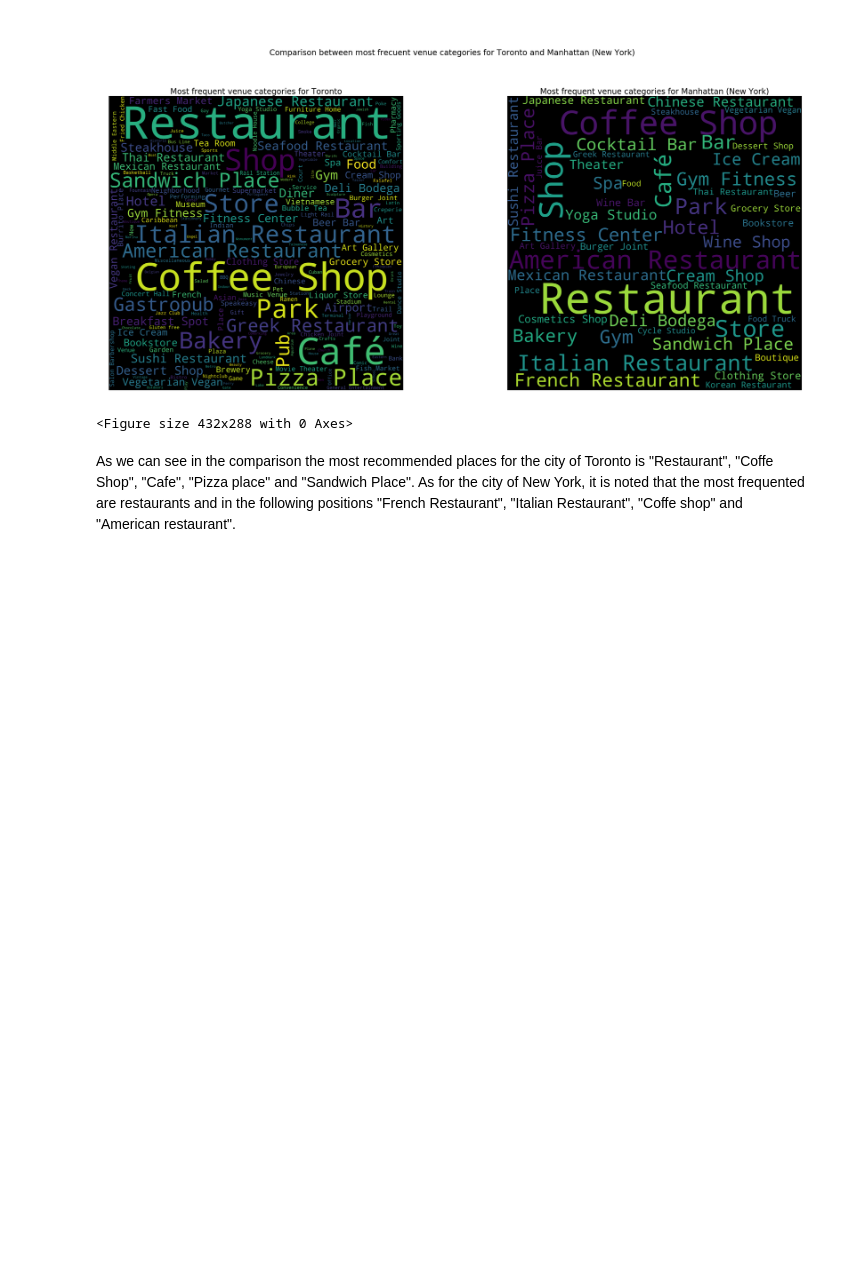
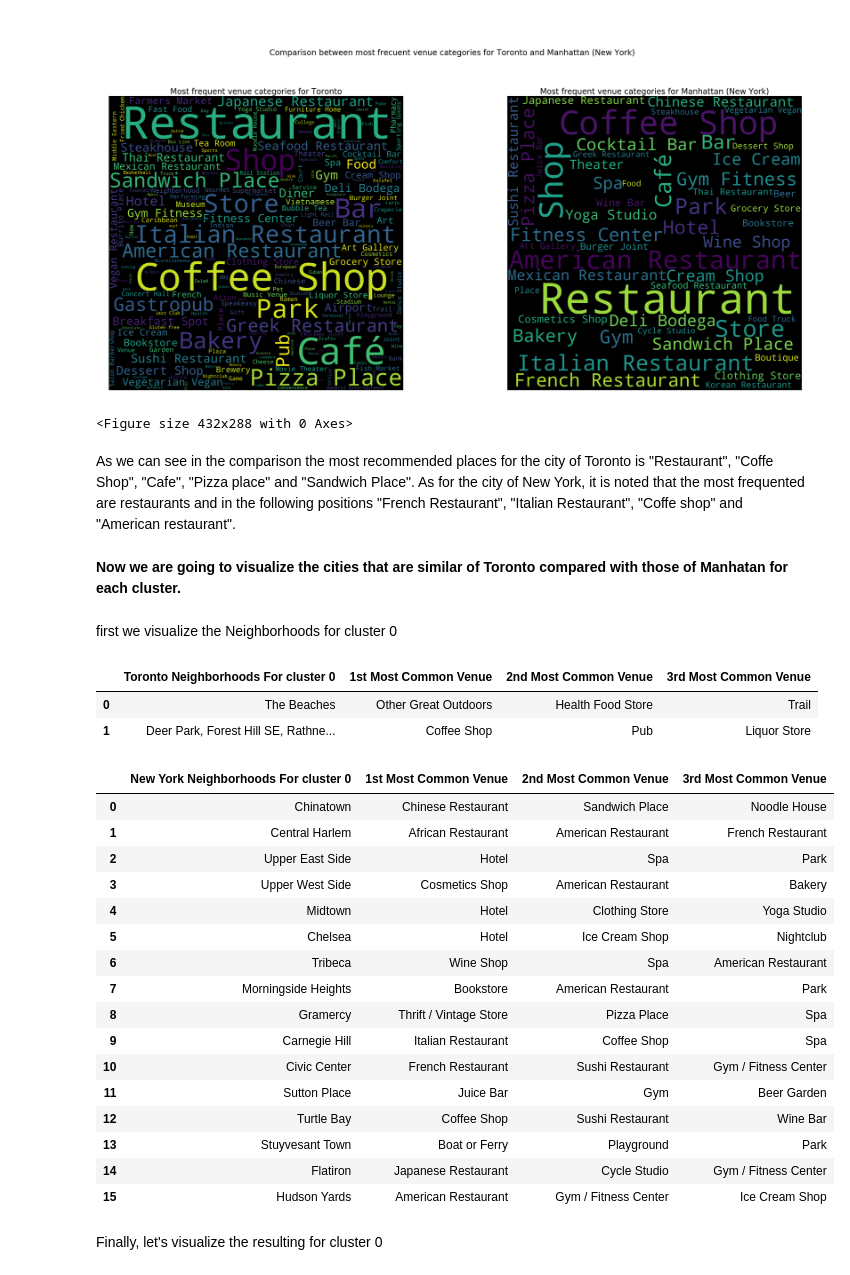
Before and after one commit to yeinel/The-Battle-of-Neighborhoods, a Jupyter notebook: The-Battle-of-Neighborhoods-week2.ipynb, the cells around one changed output. Drawn from its saved outputs; the diff is of its cells as text; code cells hidden in the pictures; blank space fills up the shorter version.

Commit message:
Published from Watson Studio.

```diff
--- a/The-Battle-of-Neighborhoods-week2.ipynb
+++ b/The-Battle-of-Neighborhoods-week2.ipynb
@@ -87,7 +87,7 @@ def display_side_by_side(*args):
     html_str=''
     for df in args:
         html_str+=df.to_html()
-    display_html(html_str.replace('table','table style="display:inline"'),raw=True)
+    display_html(html_str.replace('table','table style="display:inline;margin-left:50px"'),raw=True)
 
 def return_most_common_venues(row, num_top_venues):
     row_categories = row.iloc[1:]
@@ -919,3 +919,45 @@ print("")
 <Figure size 432x288 with 0 Axes>
 # %% [markdown]
 As we can see in the comparison the most recommended places for the city of Toronto is "Restaurant", "Coffe Shop", "Cafe", "Pizza place" and "Sandwich Place". As for the city of New York, it is noted that the most frequented are restaurants and in the following positions "French Restaurant", "Italian Restaurant", "Coffe shop" and "American restaurant".
+# %% [markdown]
+**Now we are going to visualize the cities that are similar of Toronto compared with those of Manhatan for each cluster.**
+# %% [markdown]
+first we visualize the Neighborhoods for cluster 0
+# %%
+#first we visualize the Neighborhoods for cluster 0
+
+#for Toronto
+toronto_merged_cluster_0 = toronto_merged[toronto_merged["Cluster Labels"] == 0].reset_index()
+toronto_merged_cluster_0 = toronto_merged_cluster_0[pd.notnull(toronto_merged_cluster_0['Cluster Labels'])]
+toronto_merged_cluster_0_temp = pd.DataFrame(toronto_merged_cluster_0[["Neighborhood","1st Most Common Venue","2nd Most Common Venue","3rd Most Common Venue"]])
+toronto_merged_cluster_0_temp.rename(columns={"Neighborhood": "Toronto Neighborhoods For cluster 0"},inplace=True)
+#for manhattan
+manhattan_merged_cluster_0 = manhattan_merged[manhattan_merged["Cluster Labels"] == 0].reset_index()
+manhattan_merged_cluster_0 = manhattan_merged_cluster_0[pd.notnull(manhattan_merged_cluster_0['Cluster Labels'])]
+manhattan_merged_cluster_0_temp = pd.DataFrame(manhattan_merged_cluster_0[["Neighborhood","1st Most Common Venue","2nd Most Common Venue","3rd Most Common Venue"]])
+manhattan_merged_cluster_0_temp.rename(columns={"Neighborhood": "New York Neighborhoods For cluster 0"},inplace=True)
+
+display_side_by_side(toronto_merged_cluster_0_temp,manhattan_merged_cluster_0_temp)
+# %% [output]
+|  | Toronto Neighborhoods For cluster 0 | 1st Most Common Venue | 2nd Most Common Venue | 3rd Most Common Venue |
+| 0 | The Beaches | Other Great Outdoors | Health Food Store | Trail |
+| 1 | Deer Park, Forest Hill SE, Rathne... | Coffee Shop | Pub | Liquor Store |
+|  | New York Neighborhoods For cluster 0 | 1st Most Common Venue | 2nd Most Common Venue | 3rd Most Common Venue |
+| 0 | Chinatown | Chinese Restaurant | Sandwich Place | Noodle House |
+| 1 | Central Harlem | African Restaurant | American Restaurant | French Restaurant |
+| 2 | Upper East Side | Hotel | Spa | Park |
+| 3 | Upper West Side | Cosmetics Shop | American Restaurant | Bakery |
+| 4 | Midtown | Hotel | Clothing Store | Yoga Studio |
+| 5 | Chelsea | Hotel | Ice Cream Shop | Nightclub |
+| 6 | Tribeca | Wine Shop | Spa | American Restaurant |
+| 7 | Morningside Heights | Bookstore | American Restaurant | Park |
+| 8 | Gramercy | Thrift / Vintage Store | Pizza Place | Spa |
+| 9 | Carnegie Hill | Italian Restaurant | Coffee Shop | Spa |
+| 10 | Civic Center | French Restaurant | Sushi Restaurant | Gym / Fitness Center |
+| 11 | Sutton Place | Juice Bar | Gym | Beer Garden |
+| 12 | Turtle Bay | Coffee Shop | Sushi Restaurant | Wine Bar |
+| 13 | Stuyvesant Town | Boat or Ferry | Playground | Park |
+| 14 | Flatiron | Japanese Restaurant | Cycle Studio | Gym / Fitness Center |
+| 15 | Hudson Yards | American Restaurant | Gym / Fitness Center | Ice Cream Shop |
+# %% [markdown]
+Finally, let's visualize the resulting for cluster 0
```
Also changed, not shown: parts of 10 cells of this notebook.
